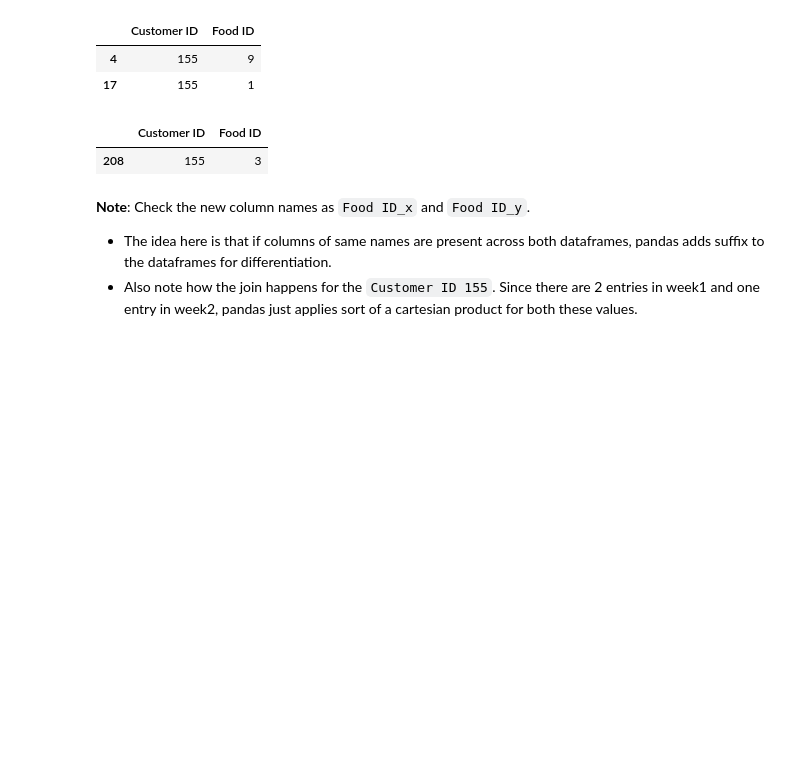
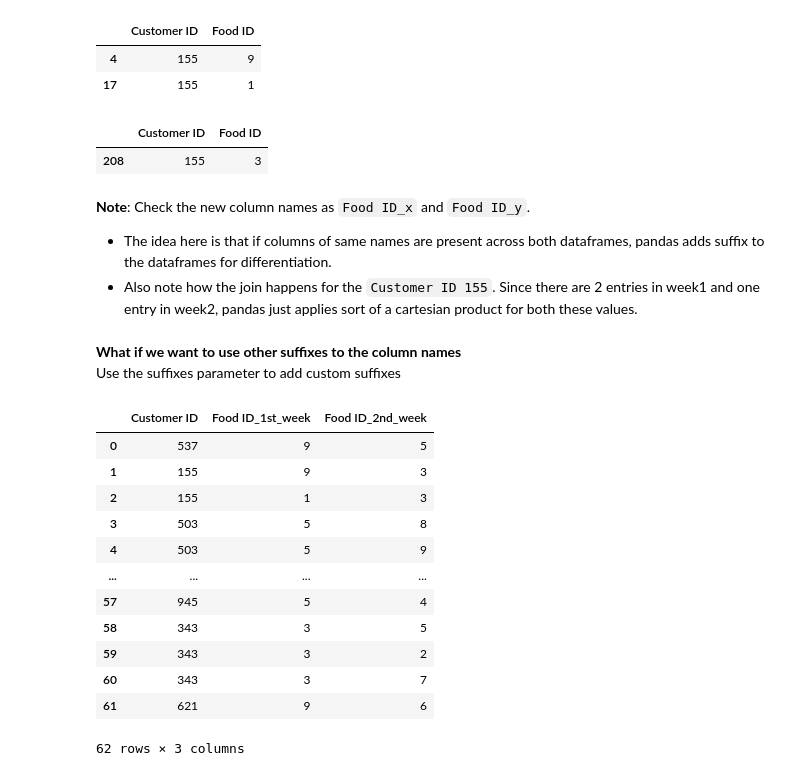
Before and after one commit to selfstarter39/ml_ds, a Jupyter notebook: data_wrangling/merge-pandas.ipynb, the cells around one changed output. Saved outputs shown, nothing was run; the diff lists cells and outputs as text; code cells hidden in the pictures; blank space fills up the shorter version.

```diff
--- a/data_wrangling/merge-pandas.ipynb
+++ b/data_wrangling/merge-pandas.ipynb
@@ -254,3 +256,22 @@ week2[week2["Customer ID"]== 155]
 **Note**: Check the new column names as `Food ID_x` and `Food ID_y`.
 - The idea here is that if columns of same names are present across both dataframes, pandas adds suffix to the dataframes for differentiation.
 - Also note how the join happens for the `Customer ID 155`. Since there are 2 entries in week1 and one entry in week2, pandas just applies sort of a cartesian product for both these values.
+# %% [markdown]
+**What if we want to use other suffixes to the column names**<br>
+Use the suffixes parameter to add custom suffixes
+# %%
+week1.merge(week2,how="inner",on=["Customer ID"],suffixes = ("_1st_week","_2nd_week") )
+# %% [output]
+|  | Customer ID | Food ID_1st_week | Food ID_2nd_week |
+| 0 | 537 | 9 | 5 |
+| 1 | 155 | 9 | 3 |
+| 2 | 155 | 1 | 3 |
+| 3 | 503 | 5 | 8 |
+| 4 | 503 | 5 | 9 |
+| ... | ... | ... | ... |
+| 57 | 945 | 5 | 4 |
+| 58 | 343 | 3 | 5 |
+| 59 | 343 | 3 | 2 |
+| 60 | 343 | 3 | 7 |
+| 61 | 621 | 9 | 6 |
+62 rows × 3 columns
```
Also changed, not shown: parts of 10 cells of this notebook.
